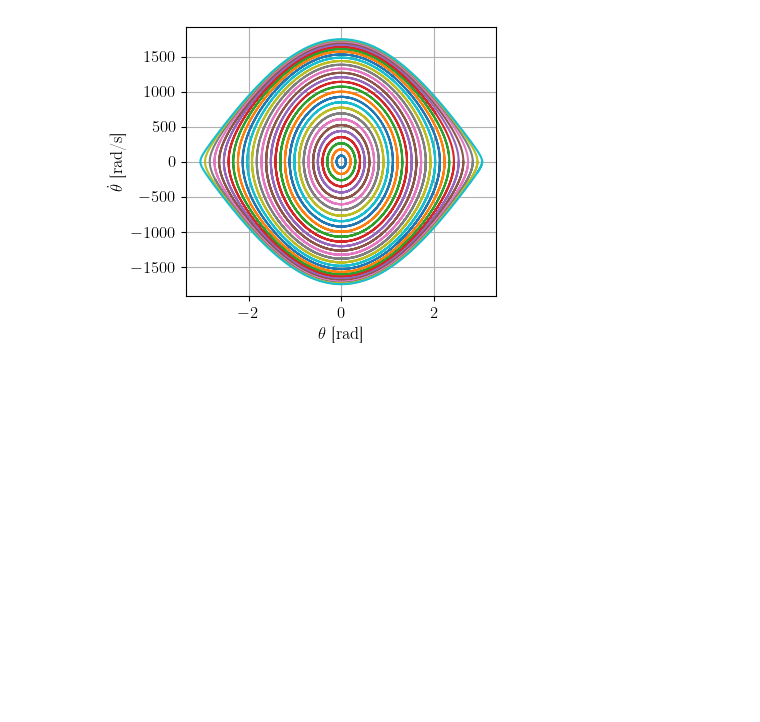
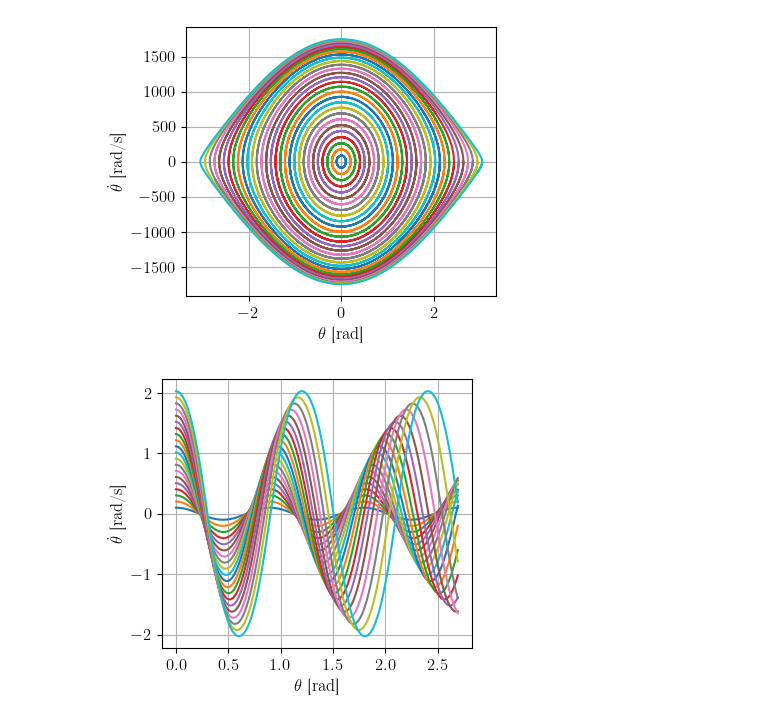
Before and after one commit to TomVdt/PhysNum, a Jupyter notebook: exercice2/analysis/analysis3aii.ipynb, the cells around one changed output. Cells and saved outputs as stored; diff of their text form; code cells hidden in the pictures; blank space fills up the shorter version.

```diff
--- a/exercice2/analysis/analysis3aii.ipynb
+++ b/exercice2/analysis/analysis3aii.ipynb
@@ -139,6 +143,18 @@ plt.grid()
 plt.savefig(export_path + 'feuriste.pdf')
 # %% [output]
 [figure]
+# %%
+for (params, data), _ in zip(all_data.values(), range(20)):
+    t, theta, thetadot = data[:,0], data[:,1], data[:,2]
+    plt.plot(t, theta)
+
+# plt.axis('equal')
+plt.xlabel(r'$\theta$ [rad]')
+plt.ylabel(r'$\dot{\theta}$ [rad/s]')
+plt.grid()
+# plt.legend()
+# %% [output]
+[figure, added]
 # %%
 periods = np.zeros(len(all_params))
 
```
Also changed, not shown: parts of 4 cells of this notebook, 13 other files.
